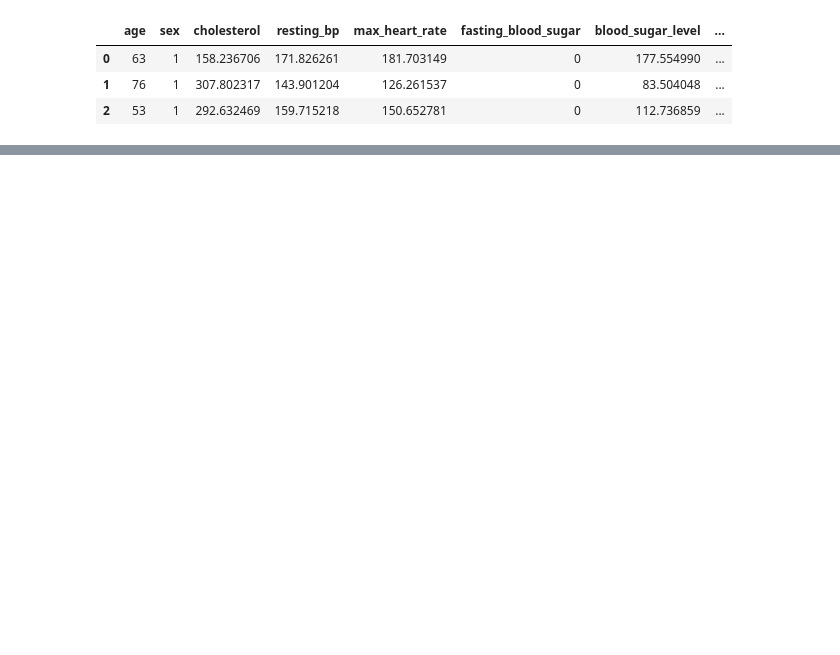
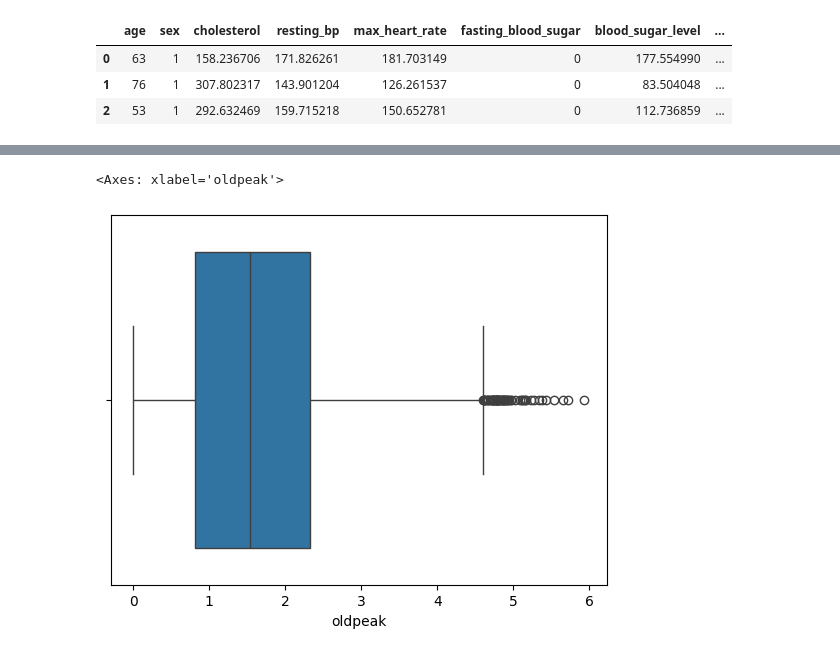
Before and after one commit to saaaaaaaaaaaaaad56/CodeAlpha_Disease_prediction, a Jupyter notebook: overview.ipynb, the cells around one changed output, grey strips where cells are left out. Drawn from its saved outputs; the diff is of its cells as text; code cells hidden in the pictures; blank space fills up the shorter version.

```diff
--- a/overview.ipynb
+++ b/overview.ipynb
@@ -225,0 +238,7 @@ df.head(3)
+# %%
+
+import seaborn as sns
+sns.boxplot(x=df['oldpeak'])
+# %% [output]
+<Axes: xlabel='oldpeak'>
+[figure, added]
```
Also changed, not shown: parts of 10 cells of this notebook, 1 other file.
